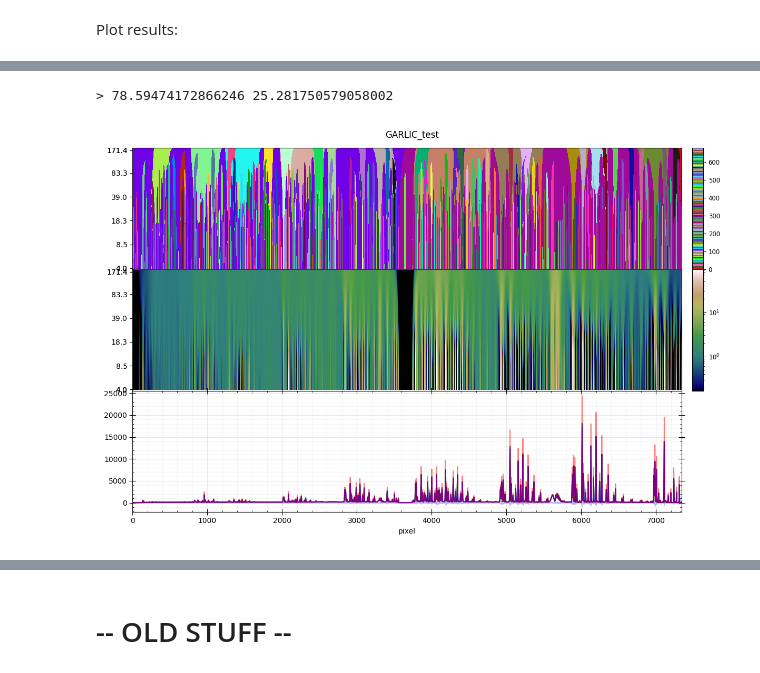
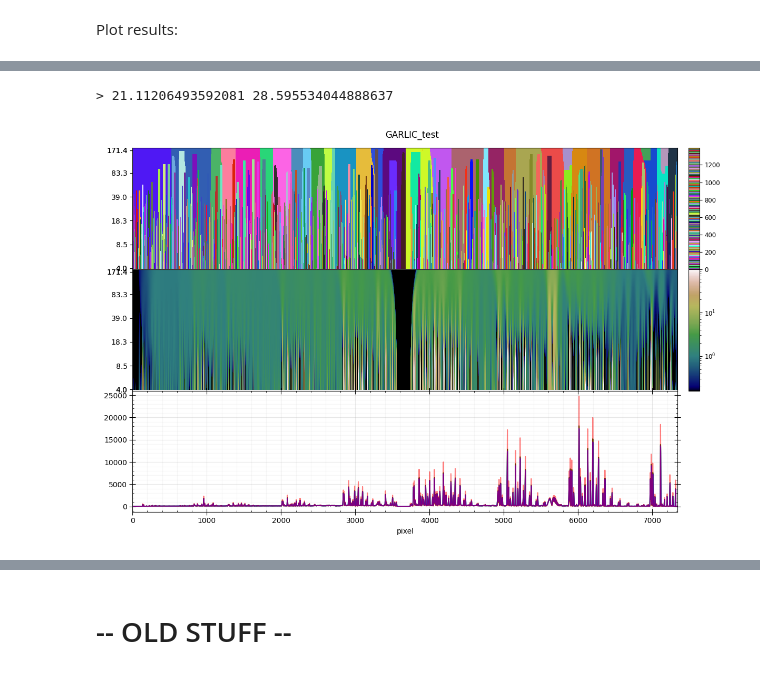
Before and after one commit to paranoya/image-processing, a Jupyter notebook: GARLIC-1D.ipynb, the cells around one changed output, grey strips where cells are left out. Cells and saved outputs as stored; diff of their text form; code cells hidden in the pictures.

```diff
--- a/GARLIC-1D.ipynb
+++ b/GARLIC-1D.ipynb
@@ -106,4 +107,7 @@ min_scale = resolution_boost
 max_scale = np.sqrt(data.size * resolution_boost)
+# %%
+noise_fraction = .01
+max_iter = 100  # just for safety
 # %% [markdown]
 ## RL loop
 # %% [markdown]
@@ -161,0 +210,9 @@ while rms_residual > .5*noise_estimate:
+# %%
+#multiscale_RL = RL[np.newaxis, :] * SSF_amplitude[:, np.newaxis]
+estimate = np.empty_like(multiscale_RL)
+for i, radius in enumerate(smoothing_radii):
+    estimate[i] = ndimage.gaussian_filter(multiscale_RL[i], radius)
+    #print(np.std(multiscale_RL[i]), np.std(estimate[i]))
+estimate = np.sum(estimate, axis=0)
+rms_residual = np.std(boosted_data - estimate)
+print(rms_residual, np.std(estimate), np.std(RL), np.std(boosted_data))
@@ -180,5 +306,6 @@ ax.plot(initial_guess, smoothing_radii, 'k+-')
 Hierarchical Overdensity Tree
 # %%
 importlib.reload(scripts.sort_data)
-argsorted_data, n_valid = scripts.sort_data.run(RL.ravel())
+#argsorted_data, n_valid = scripts.sort_data.run(RL.ravel())
+argsorted_data, n_valid = scripts.sort_data.run(multiscale_RL.ravel())
 # %% [output]
@@ -186,7 +313,7 @@ Sorted 2936400 finite measurements in ascending order (0.257 s)
 # %%
 importlib.reload(scripts.HOT)
-sorted_strides = np.hstack([np.sort(RL.strides)//RL.itemsize, RL.size]) # DIRTY HACK when testig particles at the boundary
+sorted_strides = np.hstack([np.sort(multiscale_RL.strides)//multiscale_RL.itemsize, multiscale_RL.size]) # DIRTY HACK when testig particles at the boundary
 t0 = time()
-label, catalog = scripts.HOT.run(RL, argsorted_data, sorted_strides)
+label, catalog = scripts.HOT.run(multiscale_RL, argsorted_data, sorted_strides)
 print(f'     {time()-t0:.3g} seconds')
 # %% [output]
@@ -220,6 +348,7 @@ fig.set_tight_layout(True)
 
 
 ax = axes[0, 0]
+#im = ax.imshow(label[np.newaxis, :],
 im = ax.imshow(label,
                extent = (original_pixel[0], original_pixel[-1], -.5, n_radii+.5),
                interpolation='nearest', origin='lower',
@@ -235,10 +364,10 @@ cb.ax.tick_params(labelsize='small')
 
 
 ax = axes[1, 0]
-im = ax.imshow(RL,
+im = ax.imshow(multiscale_RL,
                extent = (original_pixel[0], original_pixel[-1], -.5, n_radii+.5),
                interpolation='nearest', origin='lower',
-               cmap=default_cmap, norm=colors.LogNorm(vmin=np.percentile(RL[RL>0], 10), vmax=np.percentile(RL[RL>0], 99)),
+               cmap=default_cmap, norm=colors.LogNorm(vmin=np.percentile(multiscale_RL[multiscale_RL>0], 10), vmax=np.percentile(multiscale_RL[multiscale_RL>0], 99)),
               )
 ax.set_aspect('auto')
 ax.set_ylim(-1, n_radii+1)
@@ -247,37 +376,37 @@ ax.set_yticks(ticks)
 ax.set_yticklabels([f'{radius:.1f}' for radius in smoothing_radii[ticks]])
 cb = plt.colorbar(im, cax=axes[1, 1], orientation='vertical', shrink=.9)
 cb.ax.tick_params(labelsize='small')
 
 
 ax = axes[2, 0]
 ax.xaxis.set_minor_locator(AutoMinorLocator())
 ax.yaxis.set_minor_locator(AutoMinorLocator())
 ax.tick_params(which='both', bottom=True, top=True, left=True, right=True)
 ax.tick_params(which='major', direction='inout', length=8, grid_alpha=.3)
 ax.tick_params(which='minor', direction='in', length=2, grid_alpha=.1)
 ax.grid(True, which='both')
 
 ax.plot(true_spectrum, 'g-')
 ax.plot(data, 'k-', alpha=.2)
 #ax.plot(original_pixel, boosted_data + offset, 'k-')
 
-estimate = np.empty_like(RL)
+estimate = np.empty_like(multiscale_RL)
 for i, radius in enumerate(smoothing_radii):
     #ax.plot(original_pixel, RL[i], 'k-', alpha=.1)
-    estimate[i] = ndimage.gaussian_filter(RL[i], radius)
+    estimate[i] = ndimage.gaussian_filter(multiscale_RL[i], radius)
 estimate = np.sum(estimate, axis=0)
 rms_residual = np.std(boosted_data - estimate)
-print('>', rms_residual, np.std(RL))
+print('>', rms_residual, np.std(multiscale_RL))
 ax.plot(original_pixel, estimate + offset, 'b-')
-ax.plot(original_pixel, boosted_data - estimate, 'b-', alpha=.25)
-ax.plot(original_pixel, np.sum(RL, axis=0) + offset, 'r-', alpha=.5)
+#ax.plot(original_pixel, boosted_data - estimate, 'b-', alpha=.25)
+ax.plot(original_pixel, np.sum(multiscale_RL, axis=0) + offset, 'r-', alpha=.5)
 
 
 ax.set_xlabel('pixel')
 #ax.set_xlim(5900, 6300)
 
 axes[2, 1].axis('off')
 plt.show()
 # %% [output]
-> 78.59474172866246 25.281750579058002
+> 21.11206493592081 28.595534044888637
-[figure, old version]
+[figure, new version]
```
Also changed, not shown: parts of 21 cells of this notebook, 1 other file.
